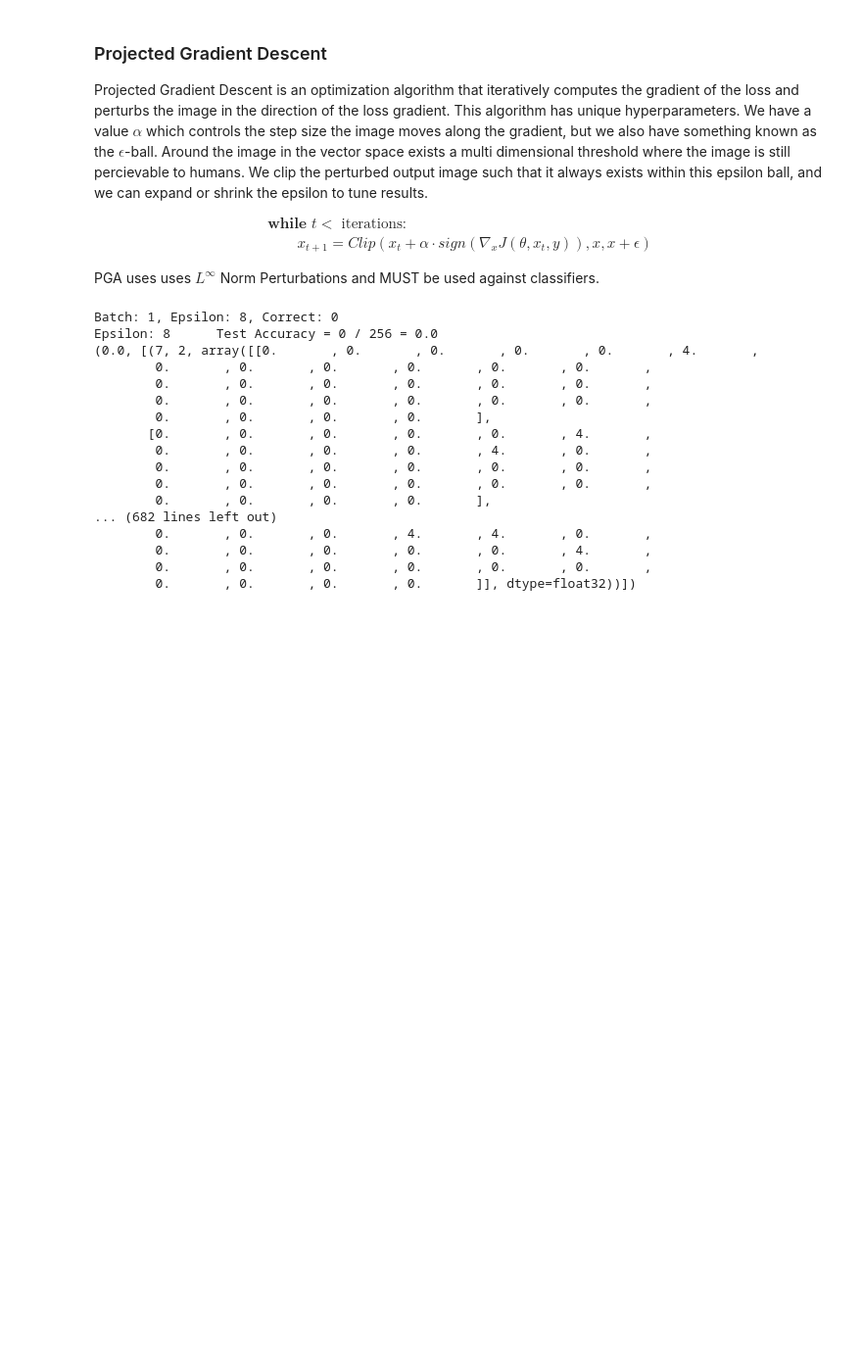
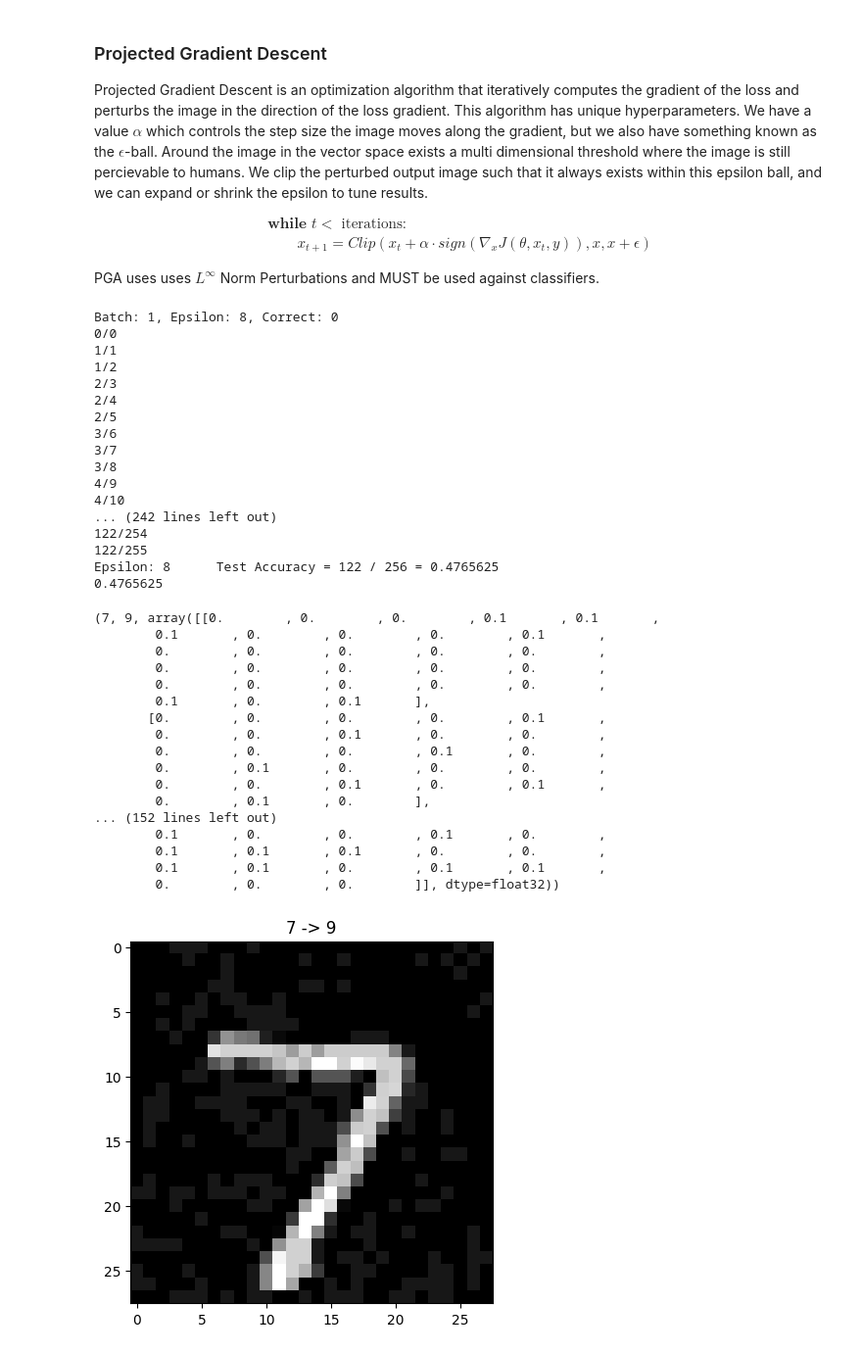
Before and after one commit to rishabhxpandey/cs490dsc, a Jupyter notebook: test_perturbations.ipynb, the cells around one changed output. Shown: that part at 98% size. Saved outputs shown, nothing was run; the diff lists cells and outputs as text; code cells hidden in the pictures; blank space fills up the shorter version.

```diff
--- a/test_perturbations.ipynb
+++ b/test_perturbations.ipynb
@@ -340,22 +341,57 @@ def test_pgd(model, test_loader, epsilon, alpha):
     print(f"Epsilon: {epsilon}\tTest Accuracy = {correct} / {total} = {accuracy}")
     return accuracy, adv_examples
 # %%
-print(test_pgd(mnist_resnet_model, test_loader_mnist, 8, 2 ))
+accuracy, examples = test_pgd(mnist_resnet_model, test_loader_mnist, 8, 0.05 )
+print(accuracy)
 # %% [output]
 Batch: 1, Epsilon: 8, Correct: 0
-Epsilon: 8      Test Accuracy = 0 / 256 = 0.0
-(0.0, [(7, 2, array([[0.       , 0.       , 0.       , 0.       , 0.       , 4.       ,
-        0.       , 0.       , 0.       , 0.       , 0.       , 0.       ,
-        0.       , 0.       , 0.       , 0.       , 0.       , 0.       ,
-        0.       , 0.       , 0.       , 0.       , 0.       , 0.       ,
-        0.       , 0.       , 0.       , 0.       ],
-       [0.       , 0.       , 0.       , 0.       , 0.       , 4.       ,
-        0.       , 0.       , 0.       , 0.       , 4.       , 0.       ,
-        0.       , 0.       , 0.       , 0.       , 0.       , 0.       ,
-        0.       , 0.       , 0.       , 0.       , 0.       , 0.       ,
-        0.       , 0.       , 0.       , 0.       ],
-... (682 lines left out)
-        0.       , 0.       , 0.       , 4.       , 4.       , 0.       ,
-        0.       , 0.       , 0.       , 0.       , 0.       , 4.       ,
-        0.       , 0.       , 0.       , 0.       , 0.       , 0.       ,
-        0.       , 0.       , 0.       , 0.       ]], dtype=float32))])
+0/0
+1/1
+1/2
+2/3
+2/4
+2/5
+3/6
+3/7
+3/8
+4/9
+4/10
+... (242 lines left out)
+122/254
+122/255
+Epsilon: 8      Test Accuracy = 122 / 256 = 0.4765625
+0.4765625
+# %%
+print(examples[0])
+true_label = examples[0][0]
+false_label = examples[0][1]
+image_data = examples[0][2]  # Replace with your actual image data
+
+# Plot the image
+plt.imshow(image_data, cmap='gray')  # Assuming the image is grayscale, adjust cmap as needed
+
+# Set the title
+title = f"{true_label} -> {false_label}"
+plt.title(title)
+
+# Display the plot
+plt.show()
+# %% [output]
+(7, 9, array([[0.        , 0.        , 0.        , 0.1       , 0.1       ,
+        0.1       , 0.        , 0.        , 0.        , 0.1       ,
+        0.        , 0.        , 0.        , 0.        , 0.        ,
+        0.        , 0.        , 0.        , 0.        , 0.        ,
+        0.        , 0.        , 0.        , 0.        , 0.        ,
+        0.1       , 0.        , 0.1       ],
+       [0.        , 0.        , 0.        , 0.        , 0.1       ,
+        0.        , 0.        , 0.1       , 0.        , 0.        ,
+        0.        , 0.        , 0.        , 0.1       , 0.        ,
+        0.        , 0.1       , 0.        , 0.        , 0.        ,
+        0.        , 0.        , 0.1       , 0.        , 0.1       ,
+        0.        , 0.1       , 0.        ],
+... (152 lines left out)
+        0.1       , 0.        , 0.        , 0.1       , 0.        ,
+        0.1       , 0.1       , 0.1       , 0.        , 0.        ,
+        0.1       , 0.1       , 0.        , 0.1       , 0.1       ,
+        0.        , 0.        , 0.        ]], dtype=float32))
+[figure, added]
```
Also changed, not shown: parts of 1 cell of this notebook.
